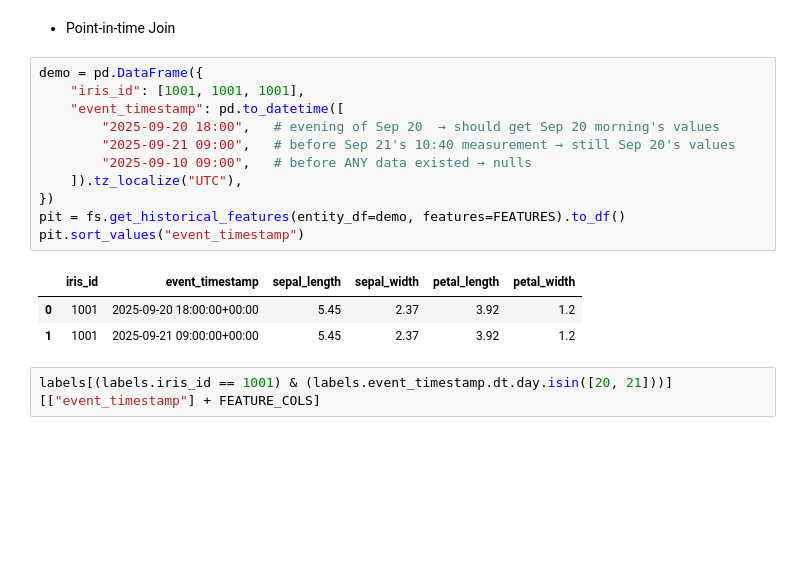
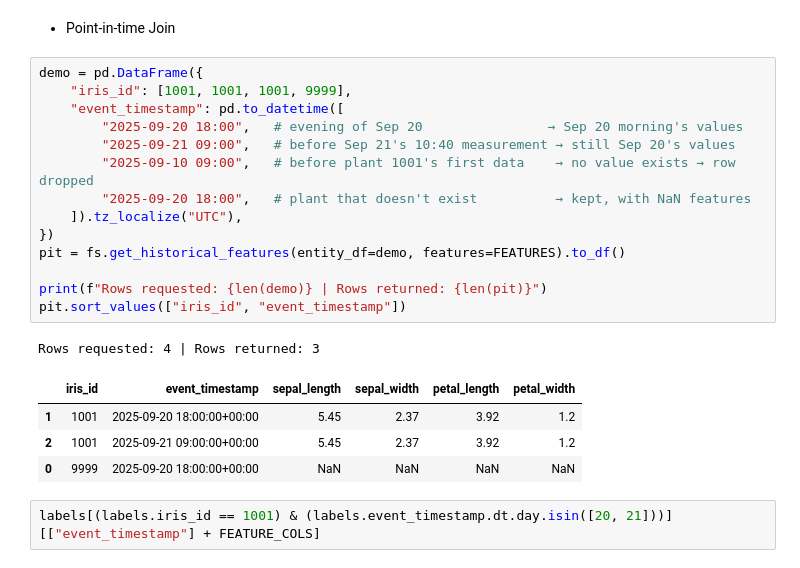
Before and after one commit to Draiken7/21f2000602_MLOPS_WEEKLY_ASSIGNMENT, a Jupyter notebook: week3_feast_iris.ipynb, the cells around one changed output. Drawn from its saved outputs; the diff is of its cells as text; blank space fills up the shorter version.

```diff
--- a/week3_feast_iris.ipynb
+++ b/week3_feast_iris.ipynb
@@ -391,19 +391,24 @@ Rows compared: 45 | Offline features identical to raw data: True
  - Point-in-time Join
 # %%
 demo = pd.DataFrame({
-    "iris_id": [1001, 1001, 1001],
+    "iris_id": [1001, 1001, 1001, 9999],
     "event_timestamp": pd.to_datetime([
-        "2025-09-20 18:00",   # evening of Sep 20  → should get Sep 20 morning's values
+        "2025-09-20 18:00",   # evening of Sep 20                → Sep 20 morning's values
         "2025-09-21 09:00",   # before Sep 21's 10:40 measurement → still Sep 20's values
-        "2025-09-10 09:00",   # before ANY data existed → nulls
+        "2025-09-10 09:00",   # before plant 1001's first data    → no value exists → row dropped
+        "2025-09-20 18:00",   # plant that doesn't exist          → kept, with NaN features
     ]).tz_localize("UTC"),
 })
 pit = fs.get_historical_features(entity_df=demo, features=FEATURES).to_df()
-pit.sort_values("event_timestamp")
+
+print(f"Rows requested: {len(demo)} | Rows returned: {len(pit)}")
+pit.sort_values(["iris_id", "event_timestamp"])
 # %% [output]
+Rows requested: 4 | Rows returned: 3
 |  | iris_id | event_timestamp | sepal_length | sepal_width | petal_length | petal_width |
-| 0 | 1001 | 2025-09-20 18:00:00+00:00 | 5.45 | 2.37 | 3.92 | 1.2 |
-| 1 | 1001 | 2025-09-21 09:00:00+00:00 | 5.45 | 2.37 | 3.92 | 1.2 |
+| 1 | 1001 | 2025-09-20 18:00:00+00:00 | 5.45 | 2.37 | 3.92 | 1.2 |
+| 2 | 1001 | 2025-09-21 09:00:00+00:00 | 5.45 | 2.37 | 3.92 | 1.2 |
+| 0 | 9999 | 2025-09-20 18:00:00+00:00 | NaN | NaN | NaN | NaN |
 # %%
 labels[(labels.iris_id == 1001) & (labels.event_timestamp.dt.day.isin([20, 21]))][["event_timestamp"] + FEATURE_COLS]
 # %% [output]
```
Also changed, not shown: parts of 13 cells of this notebook, 1 other file.
